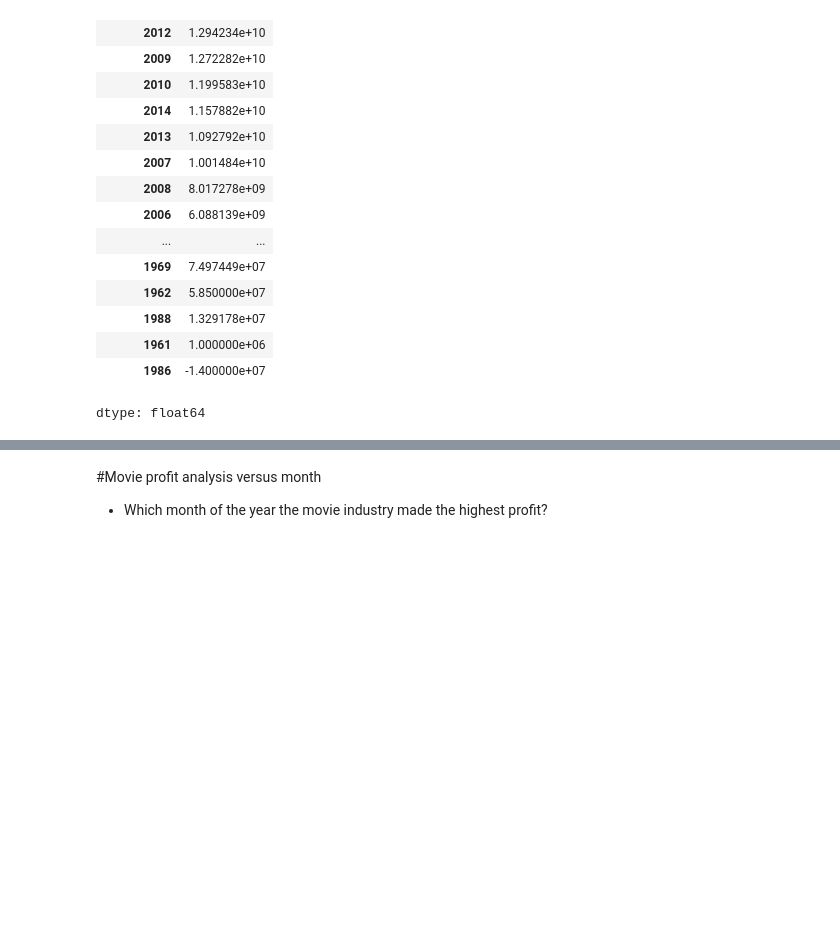
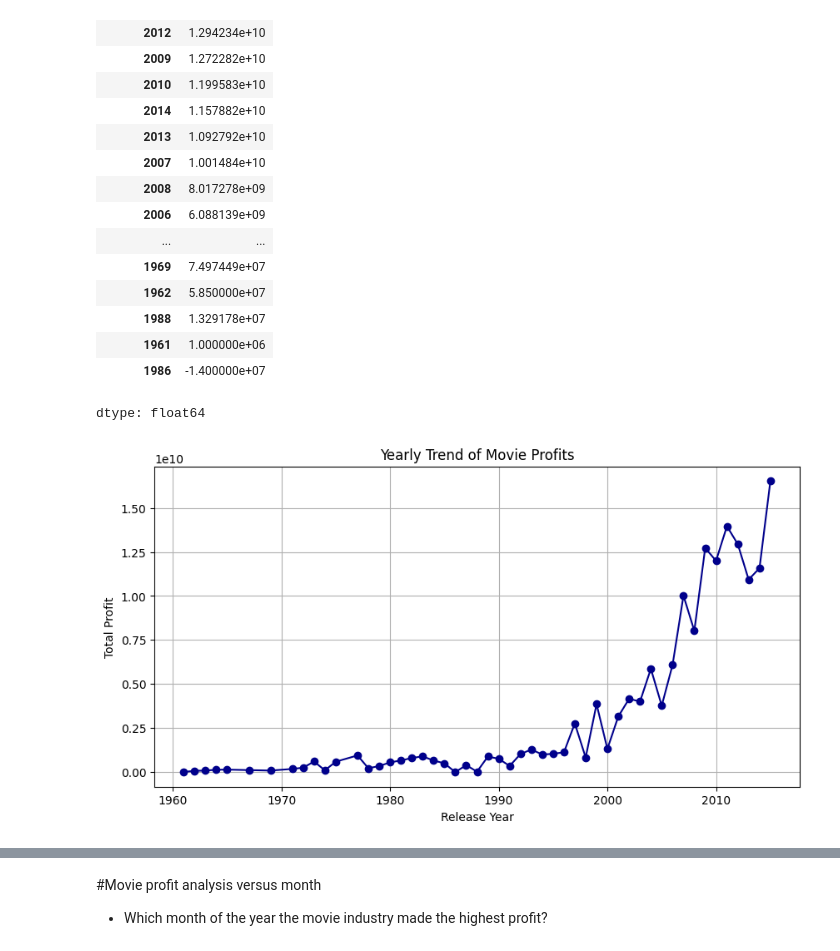
Before and after one commit to Olufunke2580/Olufunke_Data_Analysis_Portfolio, a Jupyter notebook: Movie_data_analysis.ipynb, the cells around one changed output, grey strips where cells are left out. Saved outputs shown, nothing was run; the diff lists cells and outputs as text; code cells hidden in the pictures; blank space fills up the shorter version.

```diff
--- a/Movie_data_analysis.ipynb
+++ b/Movie_data_analysis.ipynb
@@ -513,3 +529,22 @@ Notably, 1986 recorded a negative profit, indicating financial losses in that ye
 | 1961 | 1.000000e+06 |
 | 1986 | -1.400000e+07 |
 dtype: float64
+# %%
+import matplotlib.pyplot as plt
+
+# Group by release year and sum profits
+yearly_profit = df.groupby('release_year')['profit'].sum()
+
+# Plot the trend
+plt.figure(figsize=(10,5))
+plt.plot(yearly_profit.index, yearly_profit.values, marker='o', linestyle='-', color='darkblue')
+
+# Labels and title
+plt.xlabel("Release Year")
+plt.ylabel("Total Profit")
+plt.title("Yearly Trend of Movie Profits")
+plt.grid(True)
+
+plt.show()
+# %% [output]
+[figure, added]
```
Also changed, not shown: parts of 9 cells of this notebook.
